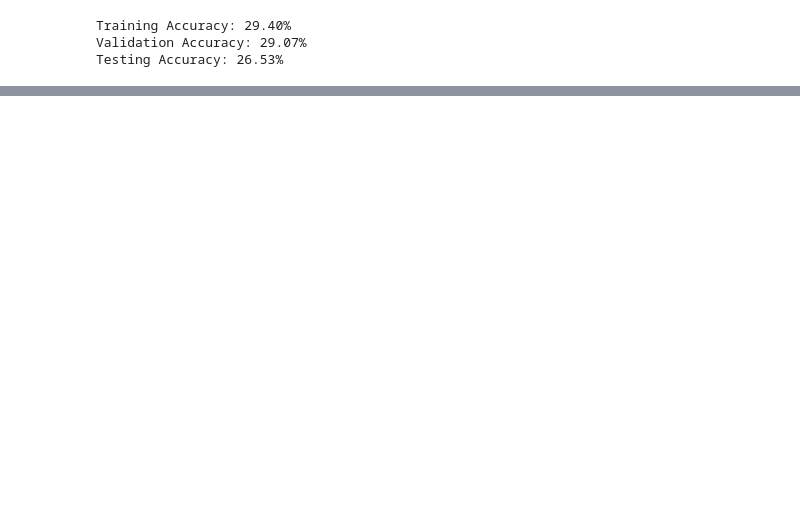
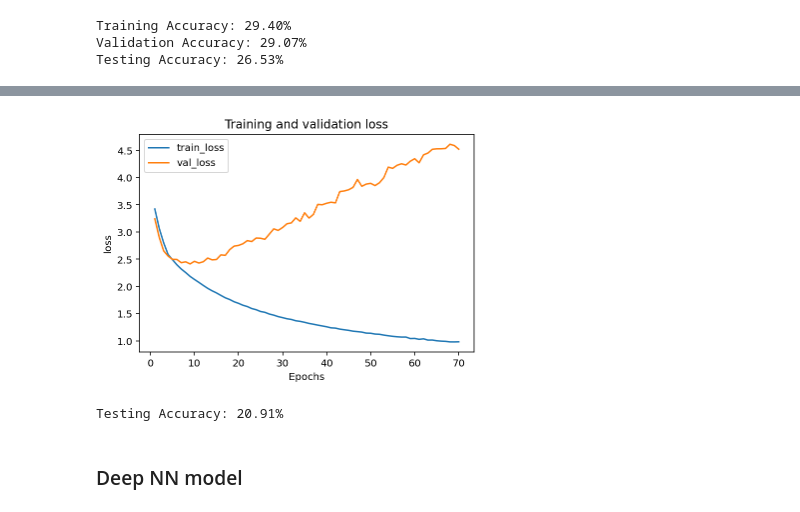
Before and after one commit to hershcode/oratio, a Jupyter notebook: modeling.ipynb, the cells around one changed output, grey strips where cells are left out. Cells and saved outputs as stored; diff of their text form; code cells hidden in the pictures; blank space fills up the shorter version.

Commit message:
Updated with more Neural net models

```diff
--- a/modeling.ipynb
+++ b/modeling.ipynb
@@ -140,27 +139,12 @@ X = np.array(featuresdf.feature.tolist())
 y = np.array(featuresdf.class_label.tolist())
 # Encode the classification labels
 le = LabelEncoder()
-yy = to_categorical(le.fit_transform(y))
+yy = tf.keras.utils.to_categorical(le.fit_transform(y))
 
 x_val = np.array(valdf.feature.tolist())
 y_val = np.array(valdf.class_label.tolist())
-y_val = to_categorical(le.transform(y_val))
+y_val = tf.keras.utils.to_categorical(le.transform(y_val))
 
 x_test = np.array(testdf.feature.tolist())
 y_test = np.array(testdf.class_label.tolist())
-y_test = to_categorical(le.transform(y_test))
+y_test = tf.keras.utils.to_categorical(le.transform(y_test))
-# %%
-num_labels = yy.shape[1]
-filter_size = 2
-def build_model_graph(input_shape=(40,)):
-    model = Sequential()
-    model.add(Dense(30))
-    model.add(Activation('relu'))
-    # Compile the model
-    model.compile(loss='categorical_crossentropy', metrics=['accuracy'], optimizer='adam')
-    return model
-model = build_model_graph()
-# %%
-num_epochs = 100
-num_batch_size = 32
-model.fit(X, yy, batch_size=num_batch_size, epochs=num_epochs, validation_data=(x_val, y_val), verbose=1)
@@ -221,0 +232,4 @@ Testing Accuracy: 26.53%
+# %%
+simple_nn = build_model_graph()
+simple_nn, simple_nn_history = fit_model(model=simple_nn, X=X, y=yy,
+                                         epochs=100, validation_data=(x_val, y_val), verbose=1)
@@ -221,0 +254,11 @@ Testing Accuracy: 26.53%
+# %%
+plot_metric(history=simple_nn_history, metric='loss')
+# %% [output]
+[figure, added]
+# %%
+score = simple_nn.evaluate(x_test, y_test, verbose=0)
+print("Testing Accuracy: {0:.2%}".format(score[1]))
+# %% [output]
+Testing Accuracy: 20.91%
+# %% [markdown]
+### Deep NN model
```
Also changed, not shown: parts of 20 cells of this notebook.
